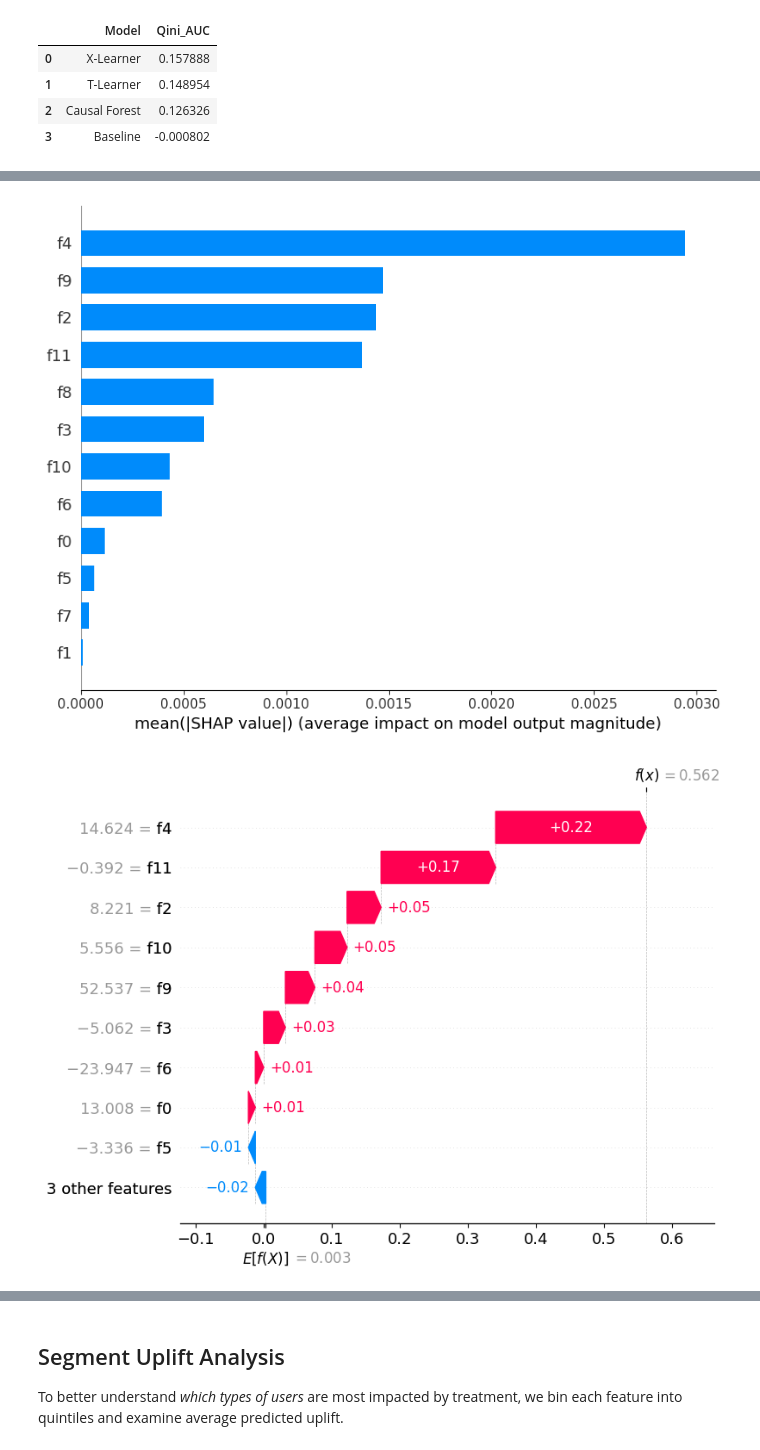
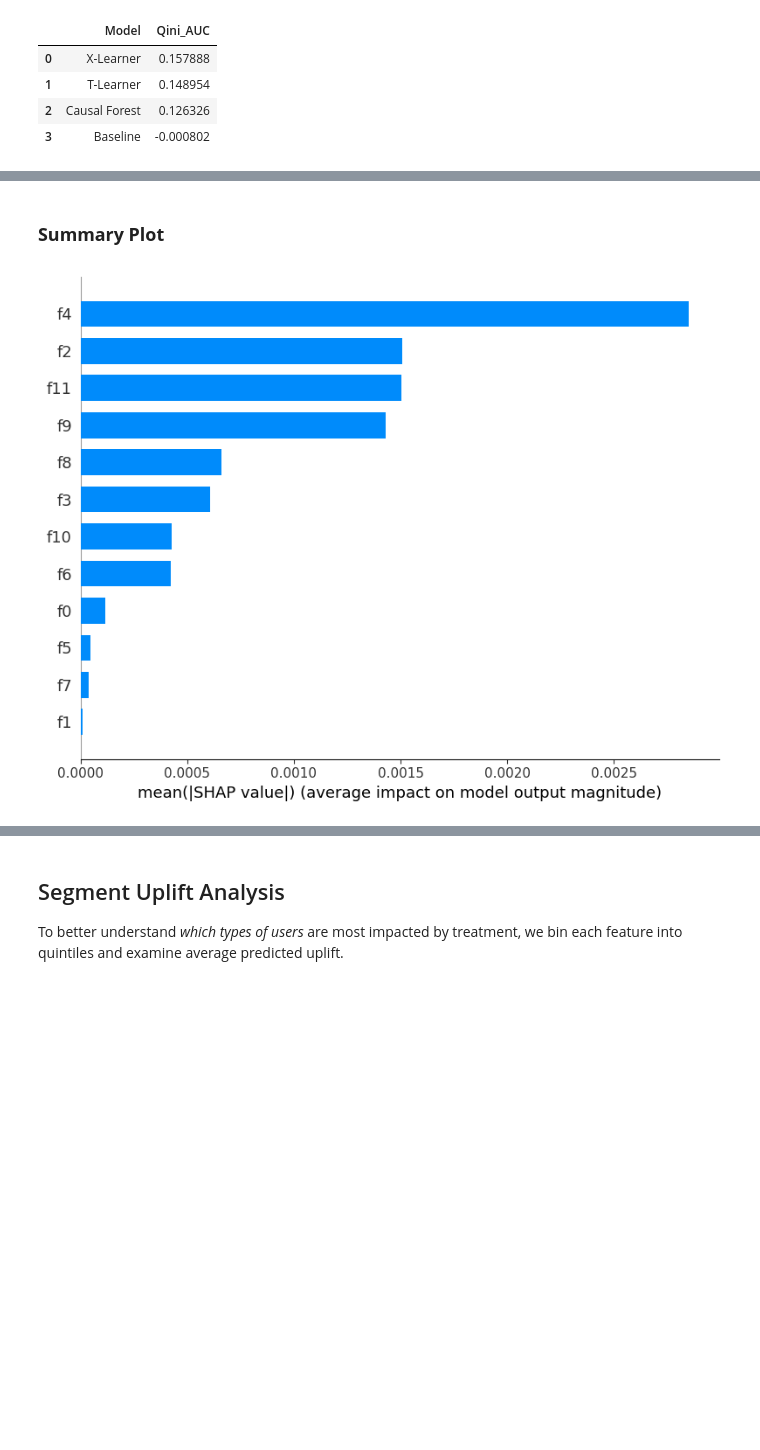
Before and after one commit to Alex5902/Causal-Uplift-Modelling, a Jupyter notebook: notebooks/03_model_criteo.ipynb, the cells around one changed output, grey strips where cells are left out. Cells and saved outputs as stored; diff of their text form; code cells hidden in the pictures; blank space fills up the shorter version.

```diff
--- a/notebooks/03_model_criteo.ipynb
+++ b/notebooks/03_model_criteo.ipynb
@@ -386,25 +390,19 @@ To interpret which features most strongly drive predicted conversion under treat
 **Note**: This approach does not explain uplift directly (the difference between treated and control), but it provides practical insights into feature impact on treated outcome, which is insightful for targeting strategy.
+# %% [markdown]
+### **Summary Plot**
 # %%
 # Create treated-only dataset
 X_train_treated = X_train[T_train == 1]
 y_train_treated = y_train[T_train == 1]
 
 # Train base model
 treated_model = HistGradientBoostingRegressor(max_iter=100)
 treated_model.fit(X_train_treated, y_train_treated)
 
 explainer = shap.Explainer(treated_model)
 shap_values = explainer(X_test)
 
+# Summary plot
 shap.summary_plot(shap_values, X_test, plot_type="bar")
-plt.title("SHAP Feature Importance for Treated Group")
-plt.show()
-
-# For the user with highest uplift
-i = np.argmax(uplift_pred_x)
-shap.plots.waterfall(shap_values[i])
-plt.title(f"SHAP Waterfall Plot for Highest Uplift User")
-plt.show()
 # %% [output]
-[figure, old version]
+[figure, new version]
-[figure, removed]
```
Also changed, not shown: parts of 13 cells of this notebook.
